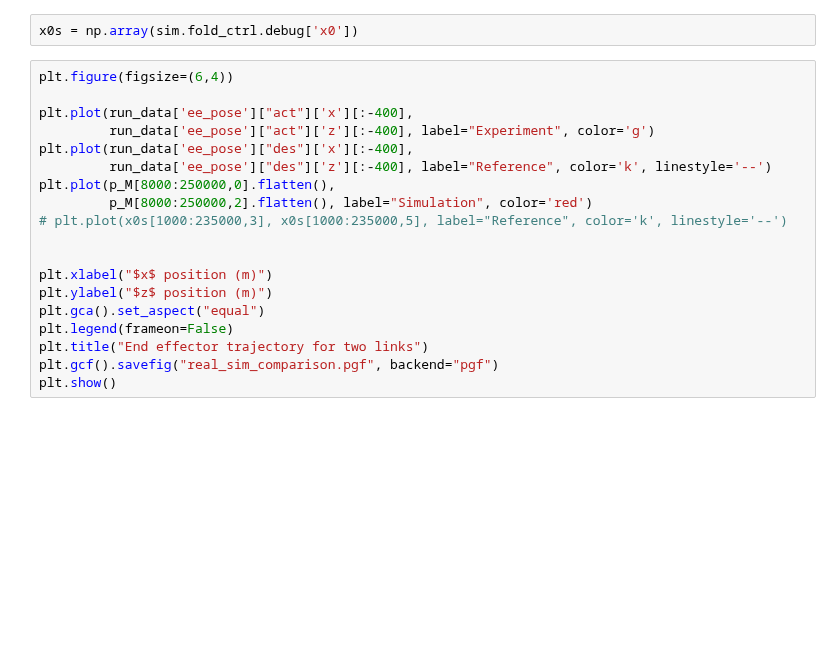
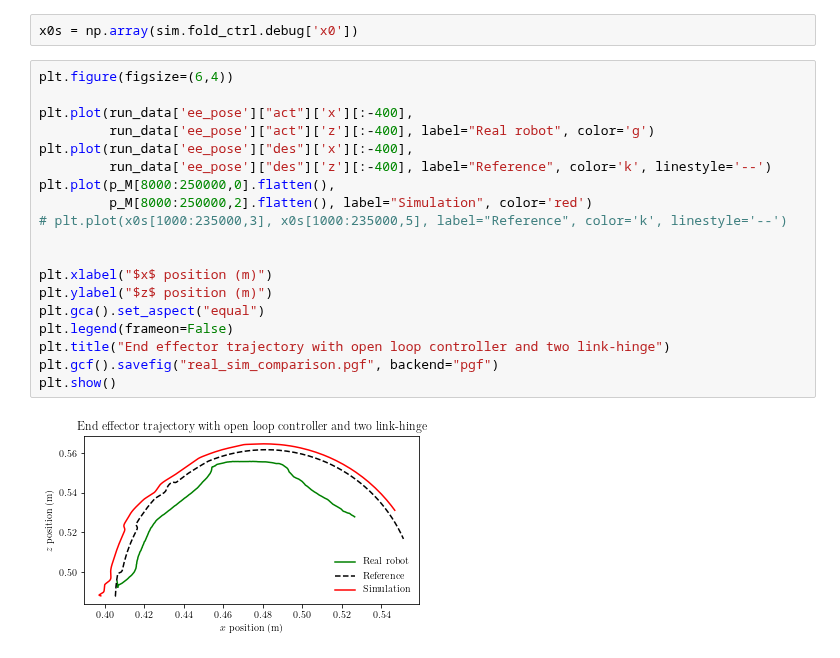
Before and after one commit to daniwhite/PaperManipulation, a Jupyter notebook: sim_comparison.ipynb, the cells around one changed output. Cells and saved outputs as stored; diff of their text form; blank space fills up the shorter version.

```diff
--- a/sim_comparison.ipynb
+++ b/sim_comparison.ipynb
@@ -241,21 +250,23 @@ x0s = np.array(sim.fold_ctrl.debug['x0'])
 # %%
 plt.figure(figsize=(6,4))
 
 plt.plot(run_data['ee_pose']["act"]['x'][:-400],
-         run_data['ee_pose']["act"]['z'][:-400], label="Experiment", color='g')
+         run_data['ee_pose']["act"]['z'][:-400], label="Real robot", color='g')
 plt.plot(run_data['ee_pose']["des"]['x'][:-400],
          run_data['ee_pose']["des"]['z'][:-400], label="Reference", color='k', linestyle='--')
 plt.plot(p_M[8000:250000,0].flatten(),
          p_M[8000:250000,2].flatten(), label="Simulation", color='red')
 # plt.plot(x0s[1000:235000,3], x0s[1000:235000,5], label="Reference", color='k', linestyle='--')
 
 
 plt.xlabel("$x$ position (m)")
 plt.ylabel("$z$ position (m)")
 plt.gca().set_aspect("equal")
 plt.legend(frameon=False)
-plt.title("End effector trajectory for two links")
+plt.title("End effector trajectory with open loop controller and two link-hinge")
 plt.gcf().savefig("real_sim_comparison.pgf", backend="pgf")
 plt.show()
+# %% [output]
+[figure, added]
 # %%
 len(run_data['ee_pose']["act"]['x'])
```
Also changed, not shown: parts of 4 cells of this notebook, 33 other files.
